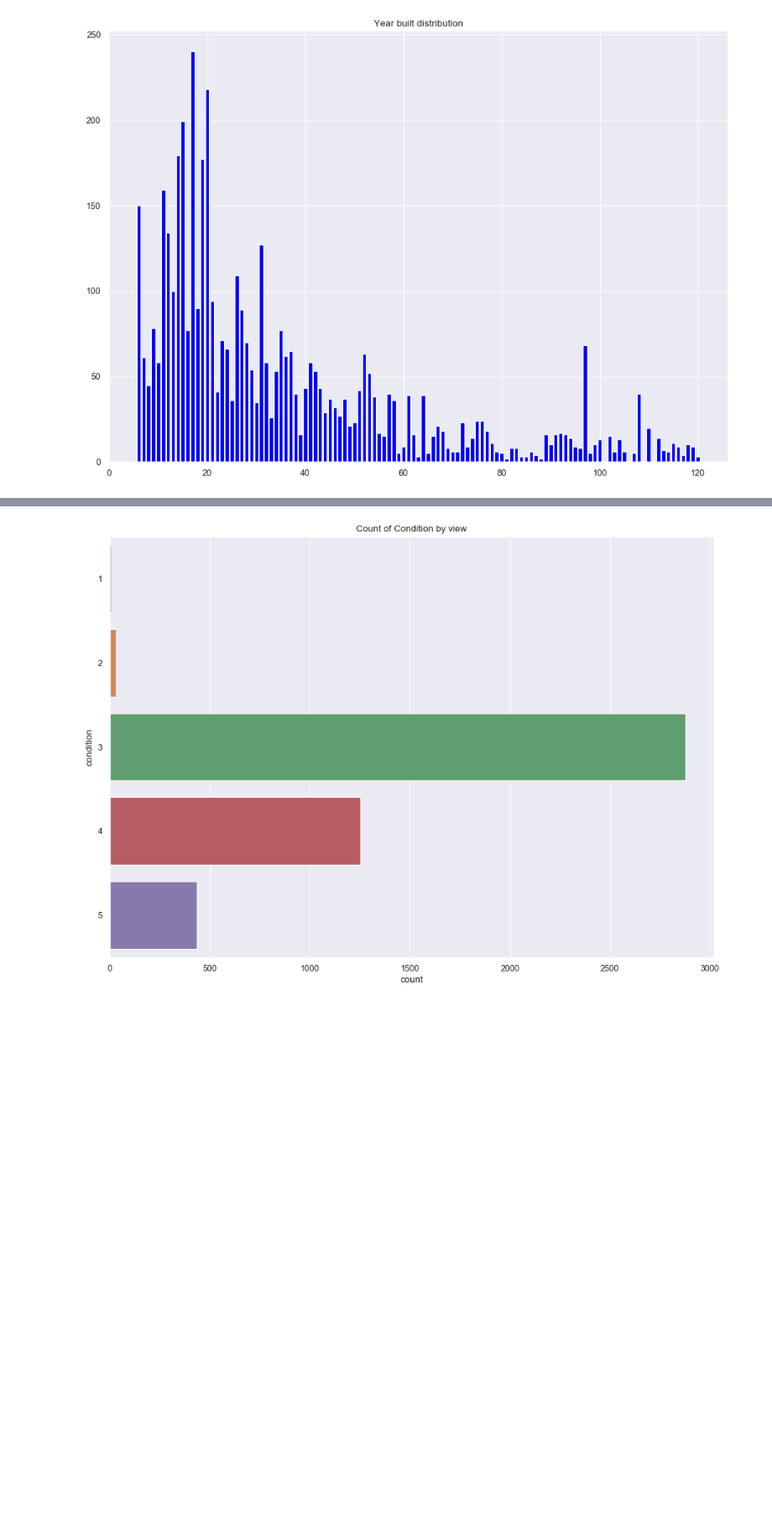
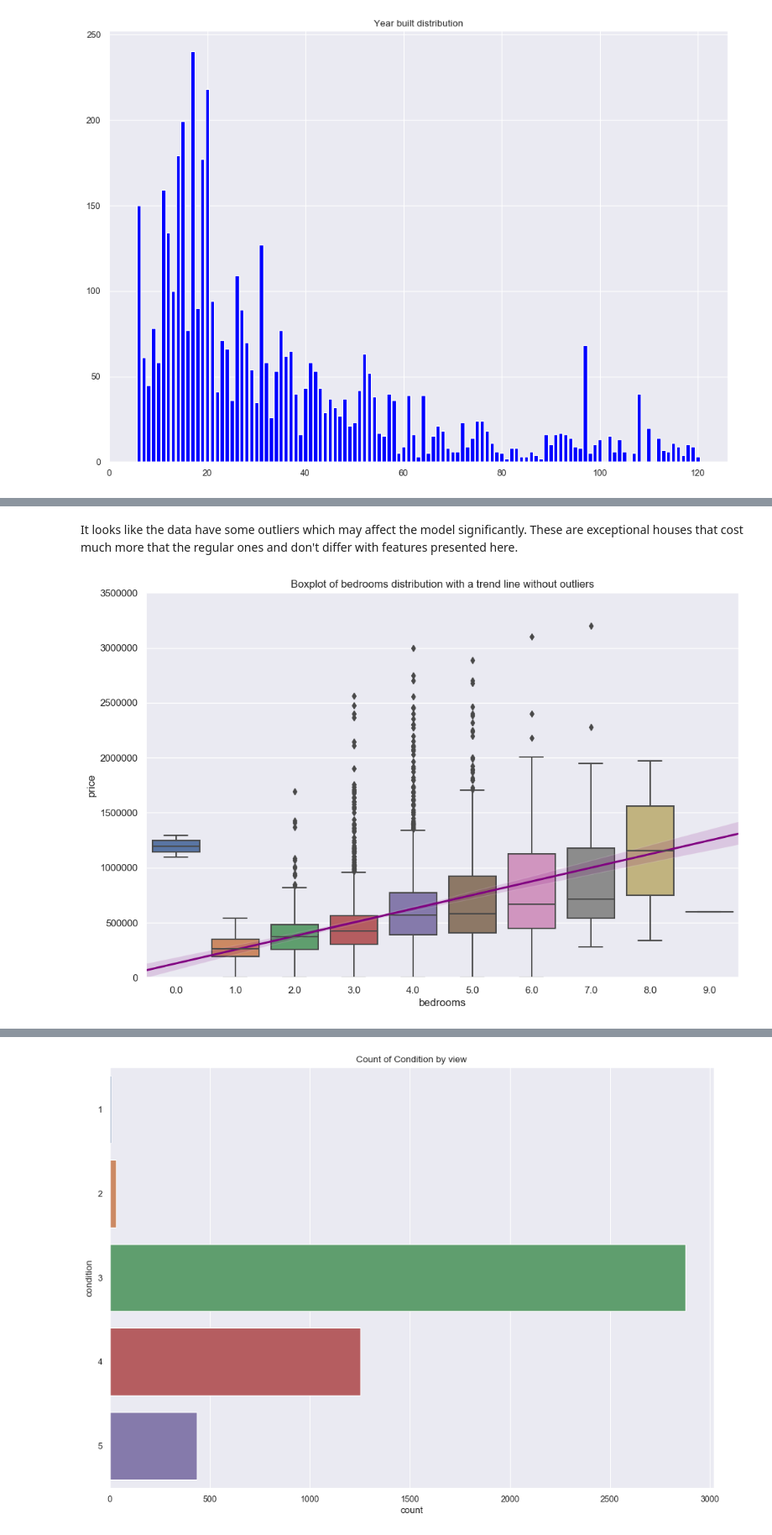
Before and after one commit to oleh-sorokin/House_prices, a Jupyter notebook: House_prices_prediction.ipynb, the cells around one changed output, grey strips where cells are left out. Shown: that part at 84% size. Cells and saved outputs as stored; diff of their text form; code cells hidden in the pictures; blank space fills up the shorter version.

```diff
--- a/House_prices_prediction.ipynb
+++ b/House_prices_prediction.ipynb
@@ -213 +225,14 @@ plt.show()
+# %% [markdown]
+It looks like the data have some outliers which may affect the model significantly. These are exceptional houses that cost much more that the regular ones and don't differ with features presented here.
+# %%
+#Looking at price destribution
+#Distribution of price by number of bedrooms is the most interesting.
+fig, ax = plt.subplots()
+sns.boxplot(data = data, x = 'bedrooms', y = 'price', ax = ax)
+sns.regplot(data = data, x = 'bedrooms', y = 'price', ax = ax, scatter = False, color = 'purple')
+plt.title("Boxplot of bedrooms distribution with a trend line without outliers")
+plt.ylim(0,3500000)
+plt.show()
+# %% [output]
+[figure, added]
 # %% [markdown]
```
Also changed, not shown: parts of 14 cells of this notebook.
